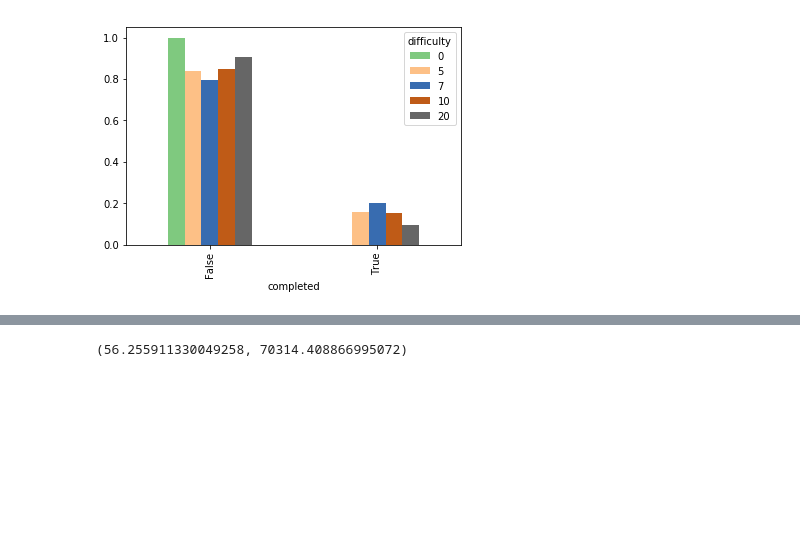
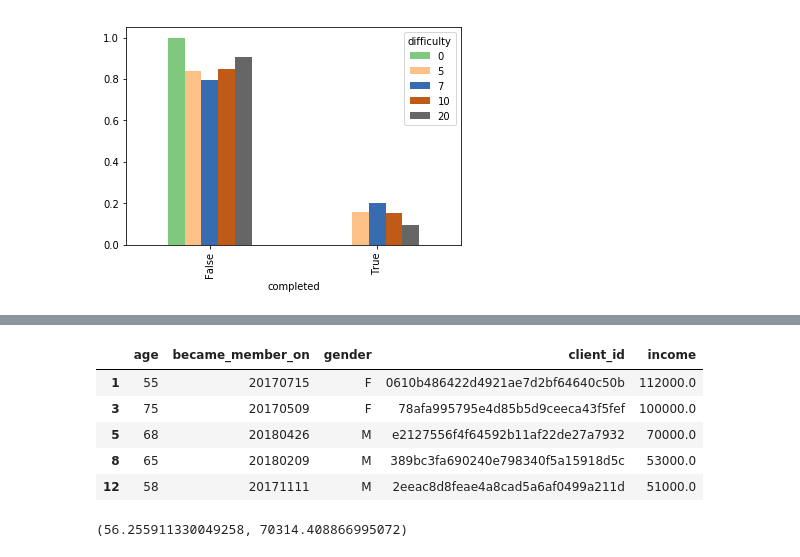
Before and after one commit to gderivas/DS_Nanodegree_Capstone, a Jupyter notebook: Starbucks_Capstone_notebook.ipynb, the cells around one changed output, grey strips where cells are left out. Cells and saved outputs as stored; diff of their text form; code cells hidden in the pictures; blank space fills up the shorter version.

```diff
--- a/Starbucks_Capstone_notebook.ipynb
+++ b/Starbucks_Capstone_notebook.ipynb
@@ -645,6 +644,15 @@ df_offers.head()
 # Join all info in a dataframe
 
 df = pd.merge(df_offers, profile, on='client_id', how='outer')
+# %%
+profile.head()
+# %% [output]
+|  | age | became_member_on | gender | client_id | income |
+| 1 | 55 | 20170715 | F | 0610b486422d4921ae7d2bf64640c50b | 112000.0 |
+| 3 | 75 | 20170509 | F | 78afa995795e4d85b5d9ceeca43f5fef | 100000.0 |
+| 5 | 68 | 20180426 | M | e2127556f4f64592b11af22de27a7932 | 70000.0 |
+| 8 | 65 | 20180209 | M | 389bc3fa690240e798340f5a15918d5c | 53000.0 |
+| 12 | 58 | 20171111 | M | 2eeac8d8feae4a8cad5a6af0499a211d | 51000.0 |
 # %%
 df_completed = df[df.completed == True]
 df_not_completed = df[df.completed == False]
```
Also changed, not shown: parts of 14 cells of this notebook.
